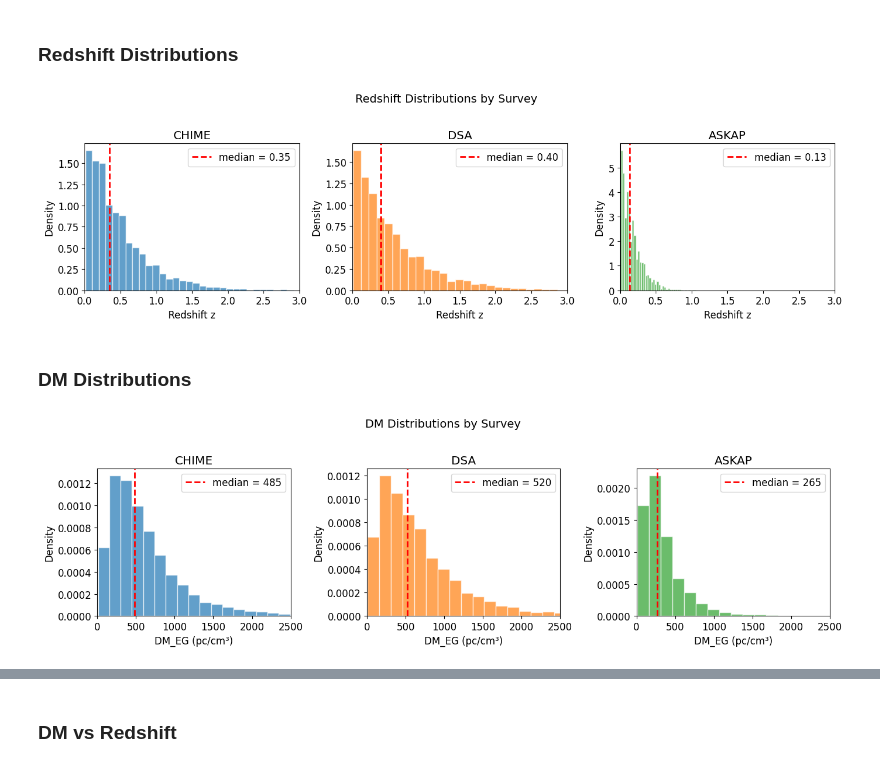
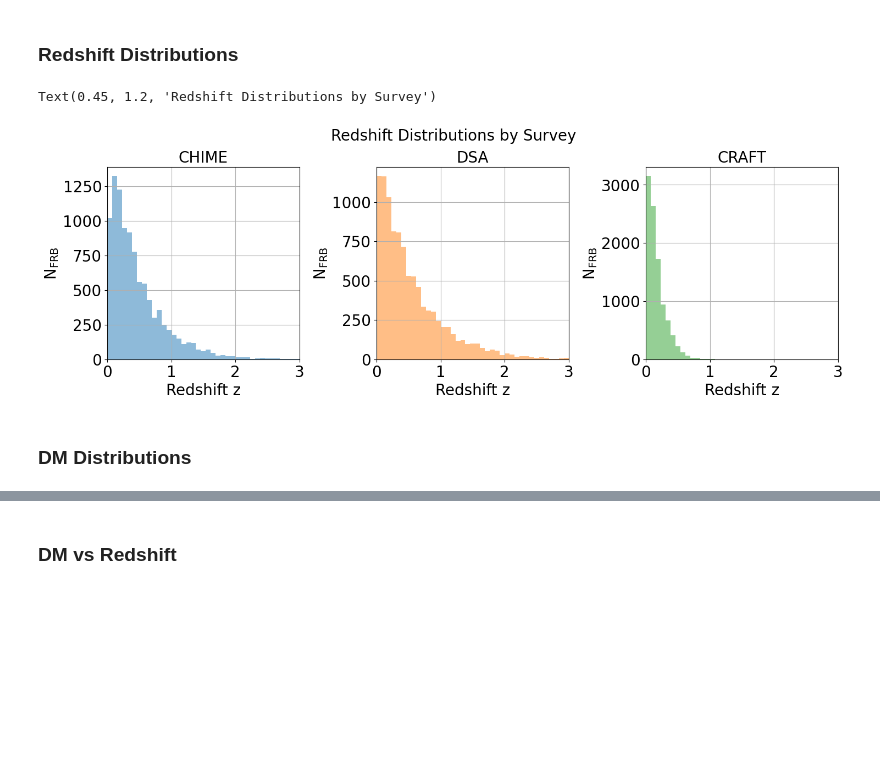
Before and after one commit to FRBs/astropath, a Jupyter notebook: docs/nb/Simulate_Generate_FRBs.ipynb, the cells around one changed output, grey strips where cells are left out. Cells and saved outputs as stored; diff of their text form; code cells hidden in the pictures; blank space fills up the shorter version.

```diff
--- a/docs/nb/Simulate_Generate_FRBs.ipynb
+++ b/docs/nb/Simulate_Generate_FRBs.ipynb
@@ -85,15 +85,15 @@ Different surveys have different selection functions, leading to different redsh
 # %%
 # Generate FRBs for three major surveys
-n_frbs = 5000
+n_frbs = 10000
 seed = 42
 
 df_chime = generate_frbs(n_frbs, 'CHIME', seed=seed)
 df_dsa = generate_frbs(n_frbs, 'DSA', seed=seed)
-df_askap = generate_frbs(n_frbs, 'ASKAP', seed=seed)
+df_craft = generate_frbs(n_frbs, 'CRAFT', seed=seed)
 
 surveys = {
     'CHIME': df_chime,
     'DSA': df_dsa,
-    'ASKAP': df_askap
+    'CRAFT': df_craft
 }
 # %% [output]
@@ -112,12 +112,3 @@ Sampling DM values
 Sampling redshifts
 Sampling host galaxy absolute magnitudes
 Using Lz values to sample host galaxy absolute magnitudes
-# %%
-# Compare summary statistics
-print("Survey Comparison Summary")
-print("=" * 60)
-for name, df in surveys.items():
-    print(f"\n{name}:")
-    print(f"  DM:  median = {df['DMeg'].median():.0f}, range = [{df['DMeg'].min():.0f}, {df['DMeg'].max():.0f}] pc/cm³")
-    print(f"  z:   median = {df['z'].median():.3f}, range = [{df['z'].min():.3f}, {df['z'].max():.3f}]")
-    print(f"  m_r: median = {df['m_r'].median():.1f}, range = [{df['m_r'].min():.1f}, {df['m_r'].max():.1f}]")
@@ -142,39 +115,30 @@ ASKAP:
 # %% [markdown]
 ### Redshift Distributions
 # %%
-fig, axes = plt.subplots(1, 3, figsize=(14, 4))
-colors = ['#1f77b4', '#ff7f0e', '#2ca02c']
+fig = plt.figure(figsize=(14,3.5))
 
-for ax, (name, df), color in zip(axes, surveys.items(), colors):
-    ax.hist(df['z'], bins=40, alpha=0.7, color=color, density=True, edgecolor='white')
-    ax.axvline(df['z'].median(), color='red', linestyle='--', linewidth=2, label=f'median = {df["z"].median():.2f}')
+cycle = plt.rcParams['axes.prop_cycle'].by_key()['color']
+
+# (left, bottom, width, height)
+width = 0.25
+sep_w = 0.1
+ax_chime = (0., 0., width, 1.)
+ax_dsa = (width+sep_w, 0., width, 1.)
+ax_craft = (2*(width+sep_w), 0., width, 1.)
+axes = [plt.axes(ax_chime), plt.axes(ax_dsa), plt.axes(ax_craft)]
+bins = np.linspace(0., 3., 40)
+
+for ax, (name, df), color in zip(axes, surveys.items(), cycle):
+    ax.hist(df['z'], bins=bins, alpha=0.5, color=color, density=False)
     ax.set_xlabel('Redshift z')
-    ax.set_ylabel('Density')
+    ax.set_ylabel(r'$\rm N_{FRB}$')
     ax.set_title(f'{name}')
-    ax.legend()
     ax.set_xlim(0, 3)
+    ax.grid()
 
-plt.suptitle('Redshift Distributions by Survey', fontsize=14, y=1.02)
-plt.tight_layout()
-plt.show()
+plt.suptitle('Redshift Distributions by Survey', fontsize=20, x=0.45, y=1.2)
 # %% [output]
+Text(0.45, 1.2, 'Redshift Distributions by Survey')
-[figure, old version]
+[figure, new version]
 # %% [markdown]
 ### DM Distributions
-# %%
-fig, axes = plt.subplots(1, 3, figsize=(14, 4))
-
-for ax, (name, df), color in zip(axes, surveys.items(), colors):
-    ax.hist(df['DMeg'], bins=40, alpha=0.7, color=color, density=True, edgecolor='white')
-    ax.axvline(df['DMeg'].median(), color='red', linestyle='--', linewidth=2, label=f'median = {df["DMeg"].median():.0f}')
-    ax.set_xlabel('DM_EG (pc/cm³)')
-    ax.set_ylabel('Density')
-    ax.set_title(f'{name}')
-    ax.legend()
-    ax.set_xlim(0, 2500)
-
-plt.suptitle('DM Distributions by Survey', fontsize=14, y=1.02)
-plt.tight_layout()
-plt.show()
-# %% [output]
-[figure, removed]
```
Also changed, not shown: parts of 31 cells of this notebook.
